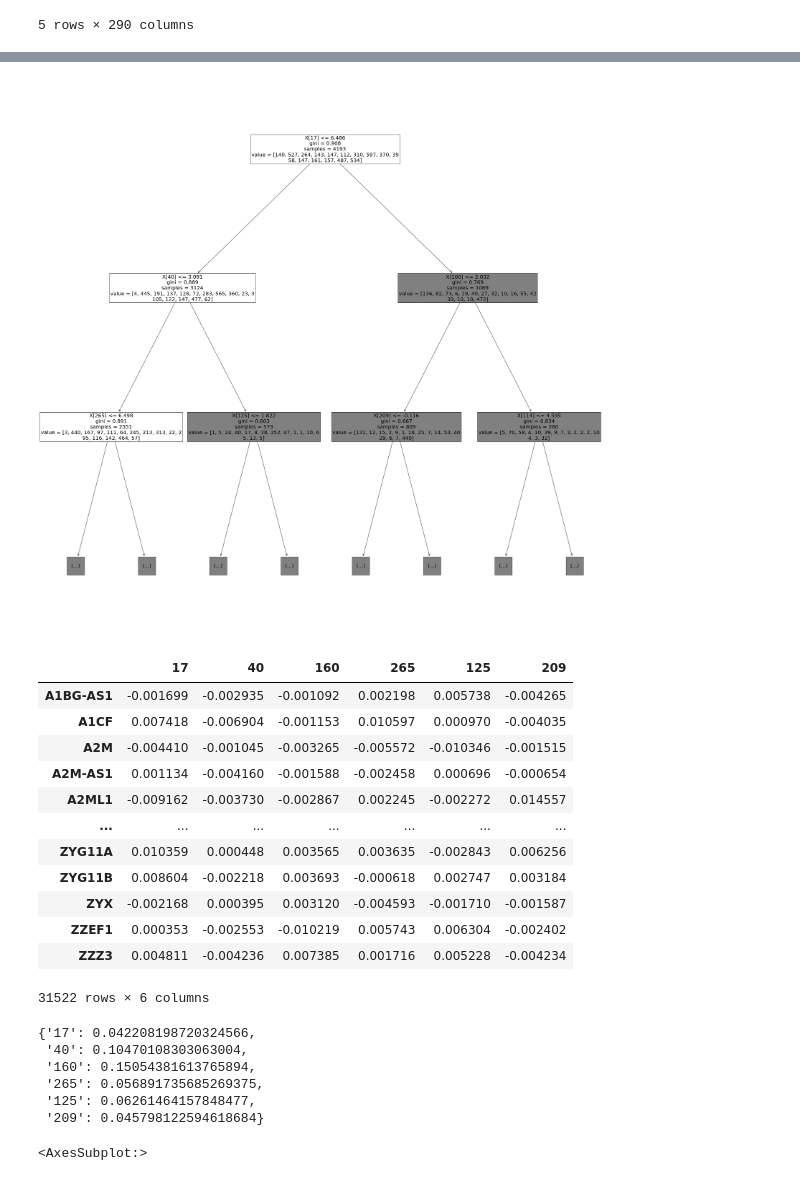
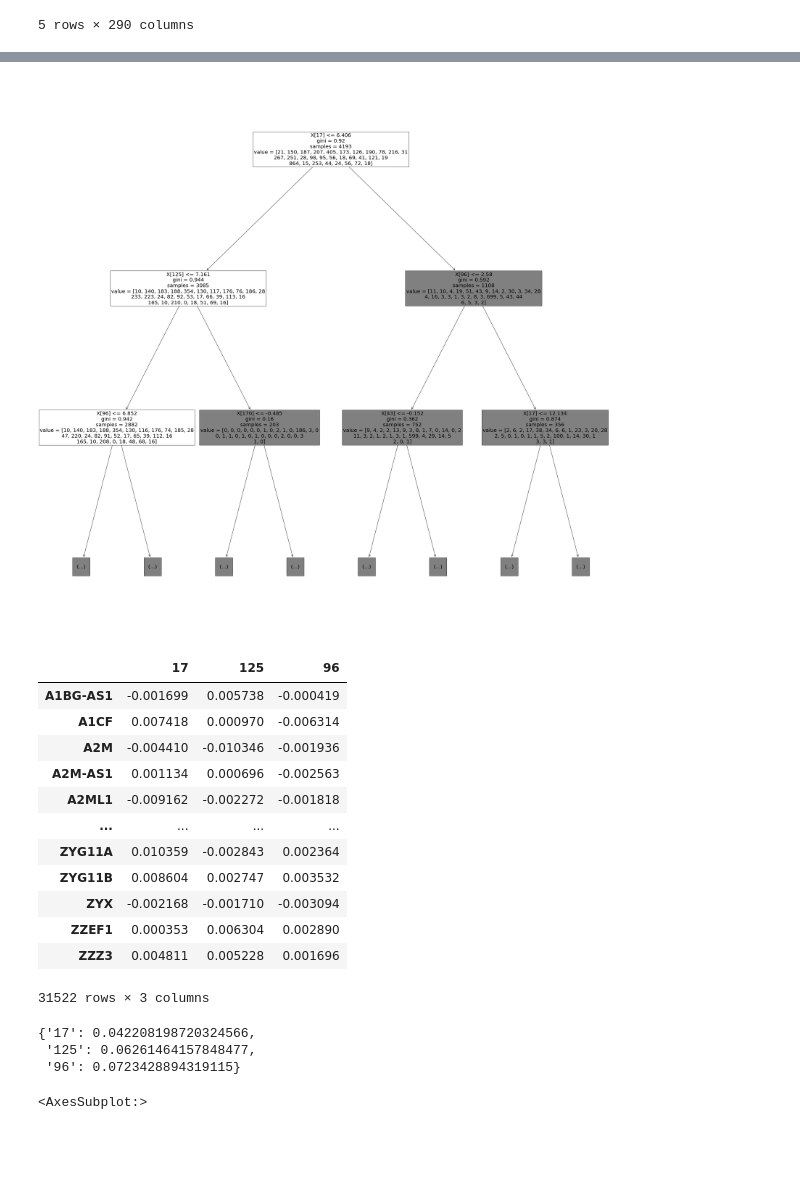
Before and after one commit to Reosu/BENG_212_Kidney, a Jupyter notebook: notebooks/Component_Identification.ipynb, the cells around one changed output, grey strips where cells are left out. Cells and saved outputs as stored; diff of their text form; code cells hidden in the pictures; blank space fills up the shorter version.

```diff
--- a/notebooks/Component_Identification.ipynb
+++ b/notebooks/Component_Identification.ipynb
@@ -42,11 +42,11 @@ test_data = pd.DataFrame(columns = A.columns)
 
 rand_num = random.sample(range(len(A.index)),int(len(A.index)*.8))
 for i in rand_num:
-    train_labels.append(A.index[i].split("_")[1])
+    train_labels.append(A.index[i].split("_")[0])
     train_data = train_data.append(A.iloc[i][:])
 for i in A.index:
     if i not in train_labels:
-        test_labels.append(i.split("_")[1])
+        test_labels.append(i.split("_")[0])
         test_data = test_data.append(A.loc[i])
 # %%
 train_data.head()
@@ -89,30 +90,30 @@ MCC: 0.8963046668660763
 fig,ax = plt.subplots(figsize=[40,40])
 full_tree = tree.plot_tree(clf,ax=ax,max_depth = 2,fontsize = 20)
 # %% [output]
-[figure, old version]
+[figure, new version]
 # %%
 #fig.savefig("../data/classifier_tree.png")
 # %%
-imp_comp = [17,40,160,265,125,209]
+imp_comp = [17,125,96]
 imp_comp_data = pd.DataFrame(index = M.index)
 
 for i in imp_comp:
     imp_comp_data= imp_comp_data.join(M[str(i)])
 imp_comp_data
 # %% [output]
-|  | 17 | 40 | 160 | 265 | 125 | 209 |
-| A1BG-AS1 | -0.001699 | -0.002935 | -0.001092 | 0.002198 | 0.005738 | -0.004265 |
-| A1CF | 0.007418 | -0.006904 | -0.001153 | 0.010597 | 0.000970 | -0.004035 |
-| A2M | -0.004410 | -0.001045 | -0.003265 | -0.005572 | -0.010346 | -0.001515 |
-| A2M-AS1 | 0.001134 | -0.004160 | -0.001588 | -0.002458 | 0.000696 | -0.000654 |
-| A2ML1 | -0.009162 | -0.003730 | -0.002867 | 0.002245 | -0.002272 | 0.014557 |
-| ... | ... | ... | ... | ... | ... | ... |
-| ZYG11A | 0.010359 | 0.000448 | 0.003565 | 0.003635 | -0.002843 | 0.006256 |
-| ZYG11B | 0.008604 | -0.002218 | 0.003693 | -0.000618 | 0.002747 | 0.003184 |
-| ZYX | -0.002168 | 0.000395 | 0.003120 | -0.004593 | -0.001710 | -0.001587 |
-| ZZEF1 | 0.000353 | -0.002553 | -0.010219 | 0.005743 | 0.006304 | -0.002402 |
-| ZZZ3 | 0.004811 | -0.004236 | 0.007385 | 0.001716 | 0.005228 | -0.004234 |
+|  | 17 | 125 | 96 |
+| A1BG-AS1 | -0.001699 | 0.005738 | -0.000419 |
+| A1CF | 0.007418 | 0.000970 | -0.006314 |
+| A2M | -0.004410 | -0.010346 | -0.001936 |
+| A2M-AS1 | 0.001134 | 0.000696 | -0.002563 |
+| A2ML1 | -0.009162 | -0.002272 | -0.001818 |
+| ... | ... | ... | ... |
+| ZYG11A | 0.010359 | -0.002843 | 0.002364 |
+| ZYG11B | 0.008604 | 0.002747 | 0.003532 |
+| ZYX | -0.002168 | -0.001710 | -0.003094 |
+| ZZEF1 | 0.000353 | 0.006304 | 0.002890 |
+| ZZZ3 | 0.004811 | 0.005228 | 0.001696 |
-31522 rows × 6 columns
+31522 rows × 3 columns
 # %%
 import tqdm.notebook as tqdm
 cutoffs = {}
@@ -131,11 +132,8 @@ for i in tqdm.tqdm(imp_comp_data.columns):
 cutoffs
 # %% [output]
 {'17': 0.042208198720324566,
- '40': 0.10470108303063004,
- '160': 0.15054381613765894,
- '265': 0.056891735685269375,
  '125': 0.06261464157848477,
- '209': 0.045798122594618684}
+ '96': 0.0723428894319115}
 # %%
 def plot_gene_weights(data,component,cutoffs):
     fig,ax = plt.subplots()
```
Also changed, not shown: parts of 9 cells of this notebook, 8 other files.
